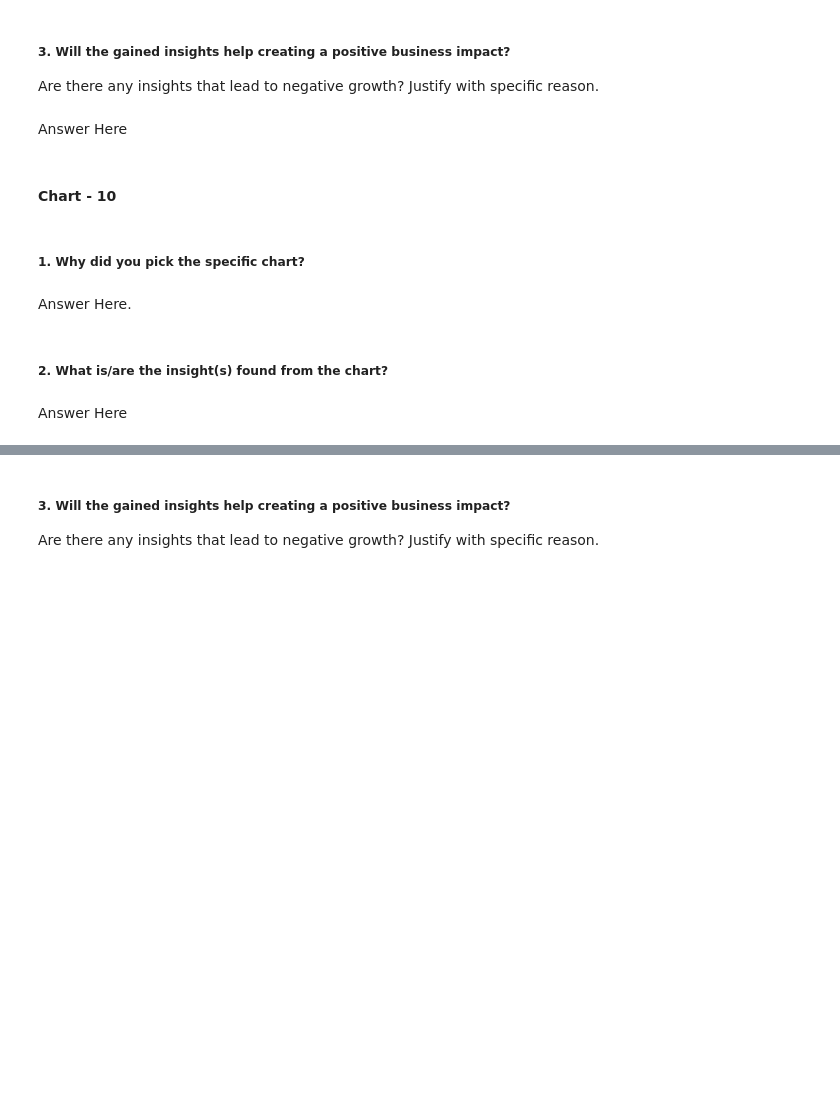
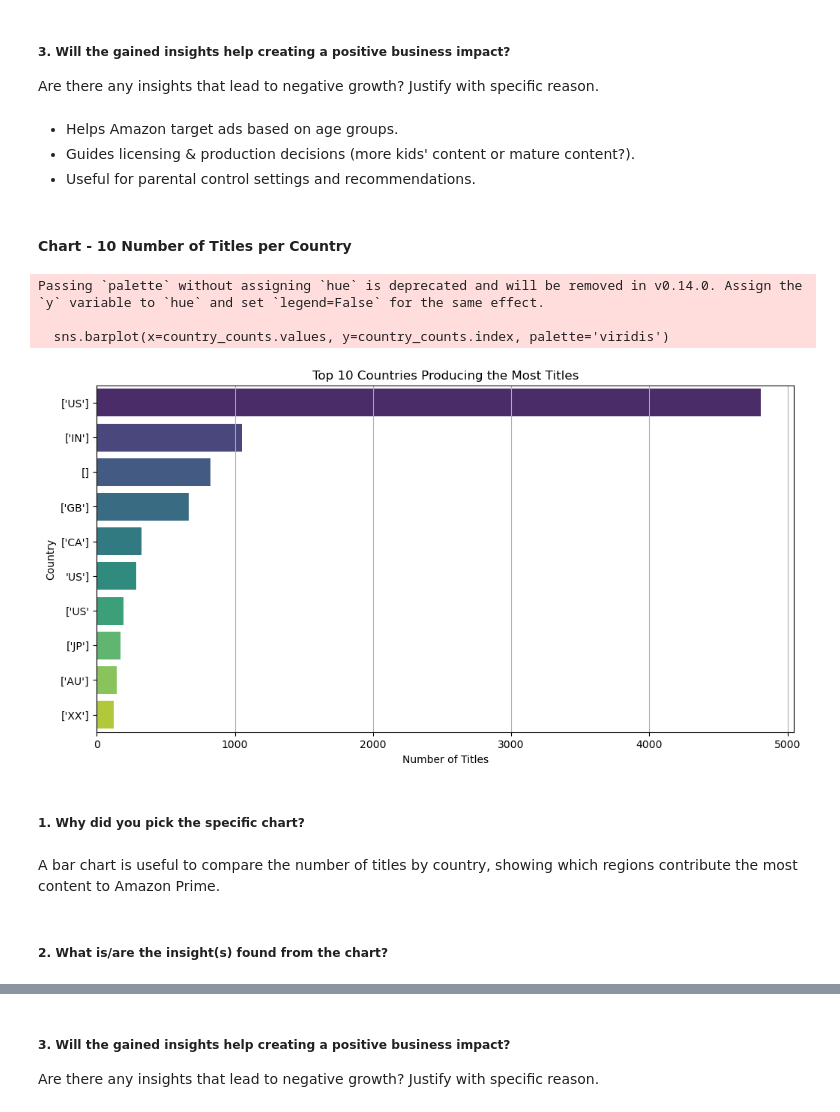
Before and after one commit to Shanmuganathan2004/Labmentix-Internship, a Jupyter notebook: WEEK-2/ML-week2-submission.ipynb, the cells around one changed output, grey strips where cells are left out. Saved outputs shown, nothing was run; the diff lists cells and outputs as text; code cells hidden in the pictures; blank space fills up the shorter version.

```diff
--- a/WEEK-2/ML-week2-submission.ipynb
+++ b/WEEK-2/ML-week2-submission.ipynb
@@ -665,7 +577,9 @@ Answer Here
 # %% [markdown]
 ##### 3. Will the gained insights help creating a positive business impact?
 Are there any insights that lead to negative growth? Justify with specific reason.
-# %% [markdown]
-Answer Here
+# %% [markdown]
+*  Helps Amazon target ads based on age groups.
+* Guides licensing & production decisions (more kids' content or mature content?).
+* Useful for parental control settings and recommendations.
 # %% [markdown]
-#### Chart - 10
+#### Chart - 10 Number of Titles per Country
@@ -674,8 +586,34 @@ Answer Here
+# %%
+# Chart - 10 visualization code
+# Ensure the 'production_countries' column exists
+if 'production_countries' in titles_df.columns:
+    # Convert the 'production_countries' column into a list if multiple countries exist per row
+    titles_df['production_countries'] = titles_df['production_countries'].astype(str).str.split(',')
+
+    # Flatten the list of countries and remove NaN values
+    country_list = titles_df.explode('production_countries')['production_countries'].str.strip().replace('nan', np.nan).dropna()
+
+    # Count occurrences of each country
+    country_counts = country_list.value_counts().head(10)
+
+    # Plot the bar chart
+    plt.figure(figsize=(12, 6))
+    sns.barplot(x=country_counts.values, y=country_counts.index, palette='viridis')
+    plt.title('Top 10 Countries Producing the Most Titles')
+    plt.xlabel('Number of Titles')
+    plt.ylabel('Country')
+    plt.grid(axis='x')
+    plt.show()
+else:
+    print("Column 'production_countries' not found in the dataset! Check dataset columns.")
+# %% [output]
+Passing `palette` without assigning `hue` is deprecated and will be removed in v0.14.0. Assign the `y` variable to `hue` and set `legend=False` for the same effect.
+
+  sns.barplot(x=country_counts.values, y=country_counts.index, palette='viridis')
+[figure, added]
 # %% [markdown]
 ##### 1. Why did you pick the specific chart?
-# %% [markdown]
-Answer Here.
+# %% [markdown]
+A bar chart is useful to compare the number of titles by country, showing which regions contribute the most content to Amazon Prime.
 # %% [markdown]
 ##### 2. What is/are the insight(s) found from the chart?
-# %% [markdown]
-Answer Here
```
Also changed, not shown: parts of 63 cells of this notebook.
